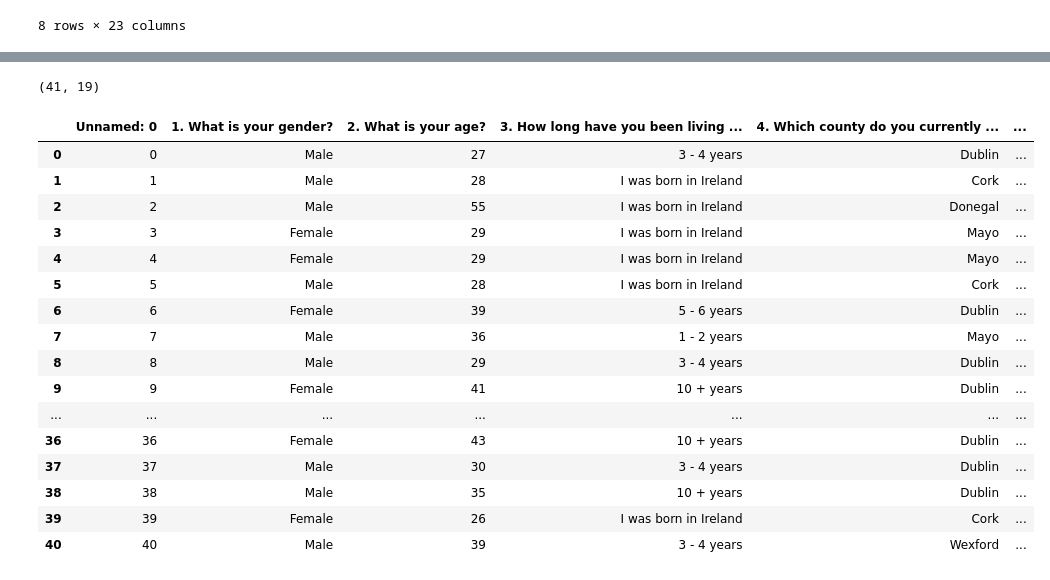
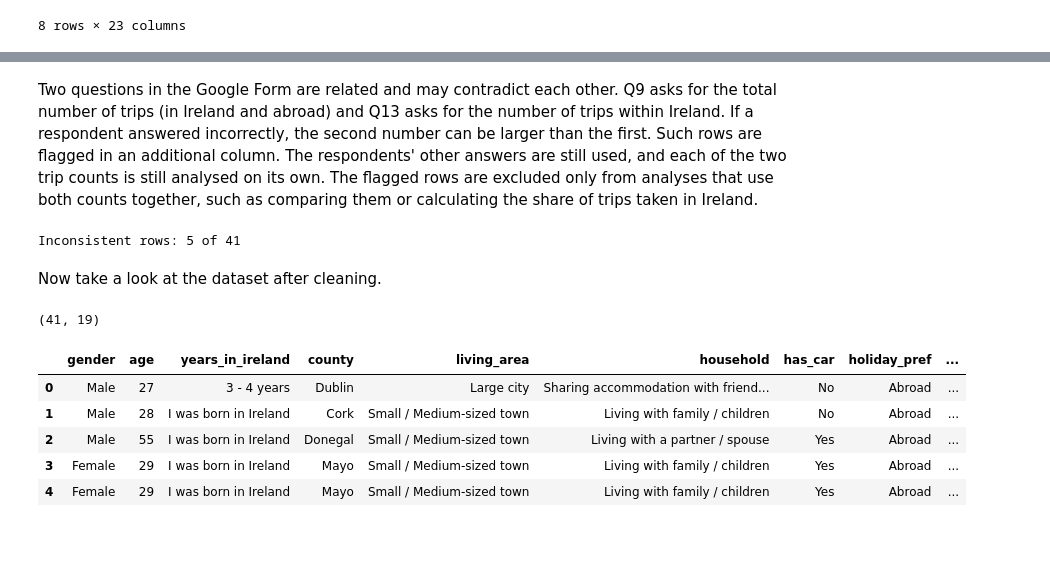
Before and after one commit to sba26106-bit/stat-techniques-ca1, a Jupyter notebook: CA1 Statistical Techniques for DA.ipynb, the cells around one changed output, grey strips where cells are left out. Saved outputs shown, nothing was run; the diff lists cells and outputs as text; code cells hidden in the pictures; blank space fills up the shorter version.

Commit message:
Finished cleaning dataset

```diff
--- a/CA1 Statistical Techniques for DA.ipynb
+++ b/CA1 Statistical Techniques for DA.ipynb
@@ -90,0 +160,19 @@ clean_df = clean_df.drop(columns="Total score")
+# %%
+HOME_COL = 'county'                # Q4 - county of residence
+VISITED_COL = 'counties_visited'   # Q17 - counties visited
+
+def split_counties(answer):
+    """Return the counties in one Q17 answer as a list."""
+    if pd.isna(answer):
+        return []
+    return [c.strip() for c in answer.split(';') if c.strip() != '']
+
+def count_listed_home(df):
+    """Return how many respondents listed their home county as visited."""
+    listed_home = df.apply(
+        lambda row: row[HOME_COL] in split_counties(row[VISITED_COL]),
+        axis=1)
+    return listed_home.sum()
+
+# Check how many respondents listed their own county as a visited county
+print('Respondents who listed their home county:', count_listed_home(clean_df))
@@ -90,0 +183,11 @@ clean_df = clean_df.drop(columns="Total score")
+# %%
+def remove_home_county(row):
+    """Return the Q17 answer without the respondent's own county."""
+    kept = [c for c in split_counties(row[VISITED_COL]) if c != row[HOME_COL]]
+    return ';'.join(kept)
+
+# Remove the county of residence from the list of counties visited
+clean_df[VISITED_COL] = clean_df.apply(remove_home_county, axis=1)
+
+# Check again
+print('Respondents who listed their home county:', count_listed_home(clean_df))
@@ -91 +205,15 @@ clean_df = clean_df.drop(columns="Total score")
+# %% [markdown]
+Two questions in the Google Form are related and may contradict each other. Q9 asks for the total number of trips (in Ireland and abroad) and Q13 asks for the number of trips within Ireland. If a respondent answered incorrectly, the second number can be larger than the first. Such rows are flagged in an additional column. The respondents' other answers are still used, and each of the two trip counts is still analysed on its own. The flagged rows are excluded only from analyses that use both counts together, such as comparing them or calculating the share of trips taken in Ireland.
+# %%
+# Count respondents who reported more trips within Ireland than trips in total
+inconsistent = clean_df['trips_ireland'] > clean_df['trips_total']
+
+print("Inconsistent rows:", inconsistent.sum(), "of", len(clean_df))
+# %% [output]
+Inconsistent rows: 5 of 41
+# %%
+# Add a column flagging inconsistent trip counts
+clean_df["trips_inconsistent"] = inconsistent
+# %% [markdown]
+Now take a look at the dataset after cleaning.
 # %%
@@ -94,23 +222,12 @@ clean_df.shape
 # %% [output]
 (41, 19)
 # %%
-clean_df
+clean_df.head()
 # %% [output]
-|  | Unnamed: 0 | 1. What is your gender? | 2. What is your age? | 3. How long have you been living ... | 4. Which county do you currently ... | ... |
-| 0 | 0 | Male | 27 | 3 - 4 years | Dublin | ... |
-| 1 | 1 | Male | 28 | I was born in Ireland | Cork | ... |
-| 2 | 2 | Male | 55 | I was born in Ireland | Donegal | ... |
-| 3 | 3 | Female | 29 | I was born in Ireland | Mayo | ... |
-| 4 | 4 | Female | 29 | I was born in Ireland | Mayo | ... |
-| 5 | 5 | Male | 28 | I was born in Ireland | Cork | ... |
-| 6 | 6 | Female | 39 | 5 - 6 years | Dublin | ... |
-| 7 | 7 | Male | 36 | 1 - 2 years | Mayo | ... |
-| 8 | 8 | Male | 29 | 3 - 4 years | Dublin | ... |
-| 9 | 9 | Female | 41 | 10 + years | Dublin | ... |
-| ... | ... | ... | ... | ... | ... | ... |
-| 36 | 36 | Female | 43 | 10 + years | Dublin | ... |
-| 37 | 37 | Male | 30 | 3 - 4 years | Dublin | ... |
-| 38 | 38 | Male | 35 | 10 + years | Dublin | ... |
-| 39 | 39 | Female | 26 | I was born in Ireland | Cork | ... |
-| 40 | 40 | Male | 39 | 3 - 4 years | Wexford | ... |
+|  | gender | age | years_in_ireland | county | living_area | household | has_car | holiday_pref | ... |
+| 0 | Male | 27 | 3 - 4 years | Dublin | Large city | Sharing accommodation with friend... | No | Abroad | ... |
+| 1 | Male | 28 | I was born in Ireland | Cork | Small / Medium-sized town | Living with family / children | No | Abroad | ... |
+| 2 | Male | 55 | I was born in Ireland | Donegal | Small / Medium-sized town | Living with a partner / spouse | Yes | Abroad | ... |
+| 3 | Female | 29 | I was born in Ireland | Mayo | Small / Medium-sized town | Living with family / children | Yes | Abroad | ... |
+| 4 | Female | 29 | I was born in Ireland | Mayo | Small / Medium-sized town | Living with family / children | Yes | Abroad | ... |
 # %%
```
Also changed, not shown: parts of 33 cells of this notebook, 1 other file.
